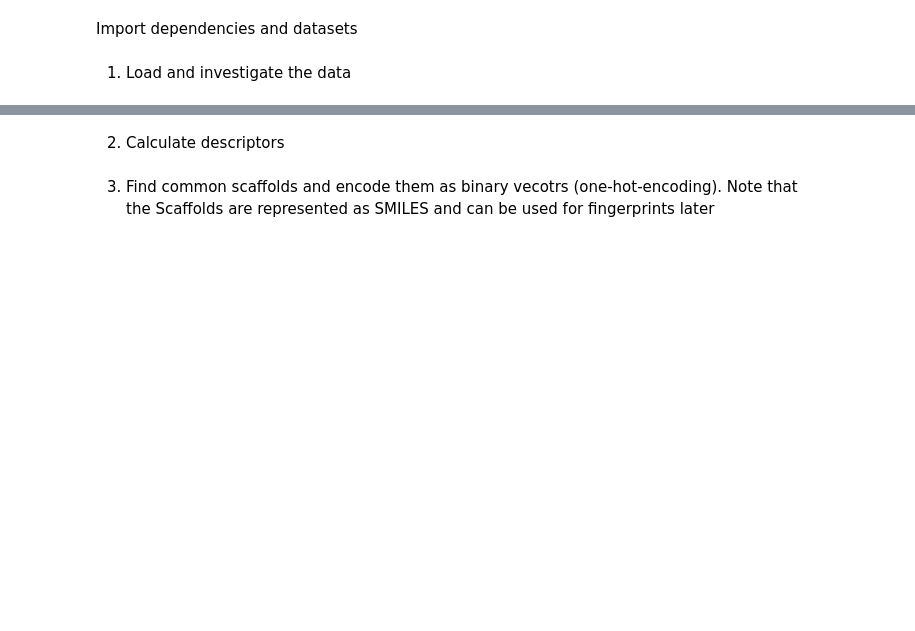
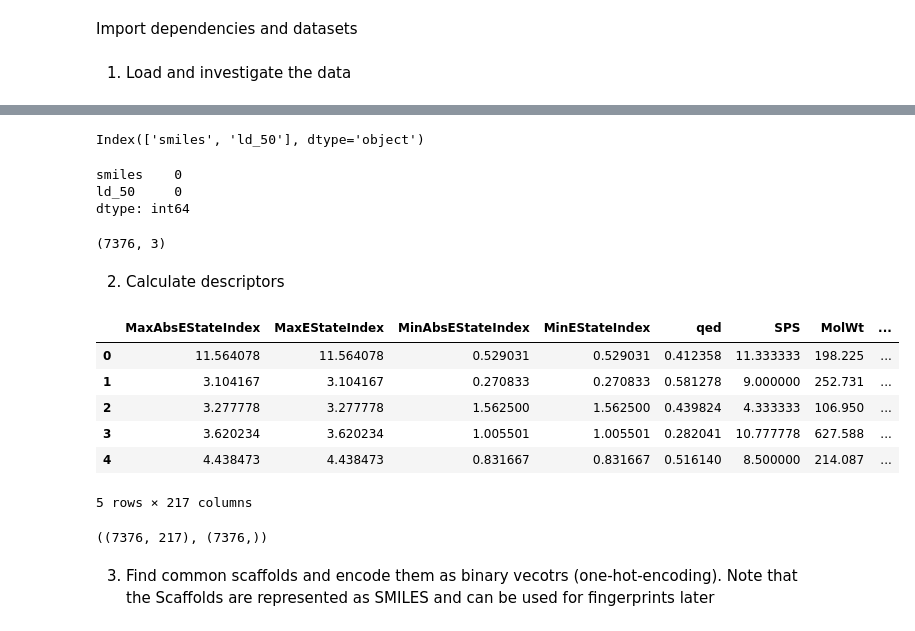
Before and after one commit to shim24/DSA104, a Jupyter notebook: assignments/assignment03/3_OHE_toxicity.ipynb, the cells around one changed output, grey strips where cells are left out. Drawn from its saved outputs; the diff is of its cells as text; code cells hidden in the pictures; blank space fills up the shorter version.

```diff
--- a/assignments/assignment03/3_OHE_toxicity.ipynb
+++ b/assignments/assignment03/3_OHE_toxicity.ipynb
@@ -66,3 +67,20 @@ Index(['smiles', 'ld_50'], dtype='object')
+# %%
+tox.columns
+# %% [output]
+Index(['smiles', 'ld_50'], dtype='object')
+# %%
+tox.isna().sum()
+# %% [output]
+smiles    0
+ld_50     0
+dtype: int64
+# %%
+tox = tox.dropna(subset=["smiles", "ld_50"]).copy()
+tox["mol"] = tox["smiles"].apply(Chem.MolFromSmiles)
+tox = tox[tox["mol"].notna()].copy()
+tox.shape
+# %% [output]
+(7376, 3)
 # %% [markdown]
 2) Calculate descriptors
 # %%
@@ -72,14 +90,38 @@ def calc_descriptors(smiles):
     mol = Chem.MolFromSmiles(smiles)
     if mol is None:
         return None
-    return [desc[1](mol) for desc in Descriptors._descList]
-
-X_md = tox.smiles.apply(calc_descriptors)
-
-X_md = pd.DataFrame(X_md.tolist(), columns=descriptor_names)
-X_md = X_md.dropna()
-
-y = tox["ld_50"]
+    vals = []
+    for desc in Descriptors._descList:
+        try:
+            vals.append(desc[1](mol))
+        except:
+            vals.append(np.nan)
+    return vals
+# %%
+X_md = tox.smiles.apply(calc_descriptors)
+
+X_md = pd.DataFrame(X_md.tolist(), columns=descriptor_names)
+X_md = X_md.dropna()
+
+X_md.head()
+# %% [output]
+|  | MaxAbsEStateIndex | MaxEStateIndex | MinAbsEStateIndex | MinEStateIndex | qed | SPS | MolWt | ... |
+| 0 | 11.564078 | 11.564078 | 0.529031 | 0.529031 | 0.412358 | 11.333333 | 198.225 | ... |
+| 1 | 3.104167 | 3.104167 | 0.270833 | 0.270833 | 0.581278 | 9.000000 | 252.731 | ... |
+| 2 | 3.277778 | 3.277778 | 1.562500 | 1.562500 | 0.439824 | 4.333333 | 106.950 | ... |
+| 3 | 3.620234 | 3.620234 | 1.005501 | 1.005501 | 0.282041 | 10.777778 | 627.588 | ... |
+| 4 | 4.438473 | 4.438473 | 0.831667 | 0.831667 | 0.516140 | 8.500000 | 214.087 | ... |
+5 rows × 217 columns
+# %%
+valid_md_idx = X_md.index
+tox_md = tox.loc[valid_md_idx].copy()
+
+y_md = tox_md["ld_50"].reset_index(drop=True)
+X_md = X_md.reset_index(drop=True)
+
+X_md.shape, y_md.shape
+# %% [output]
+((7376, 217), (7376,))
 # %% [markdown]
 3) Find common scaffolds and encode them as binary vecotrs (one-hot-encoding). Note that the Scaffolds are represented as SMILES and can be used for fingerprints later
 # %%
```
Also changed, not shown: parts of 39 cells of this notebook.
